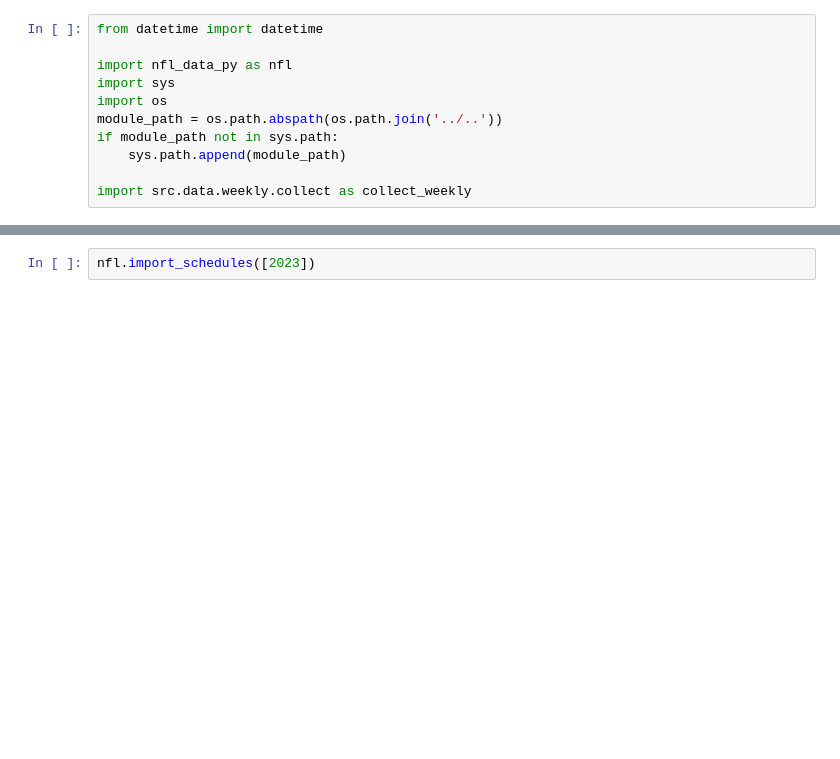
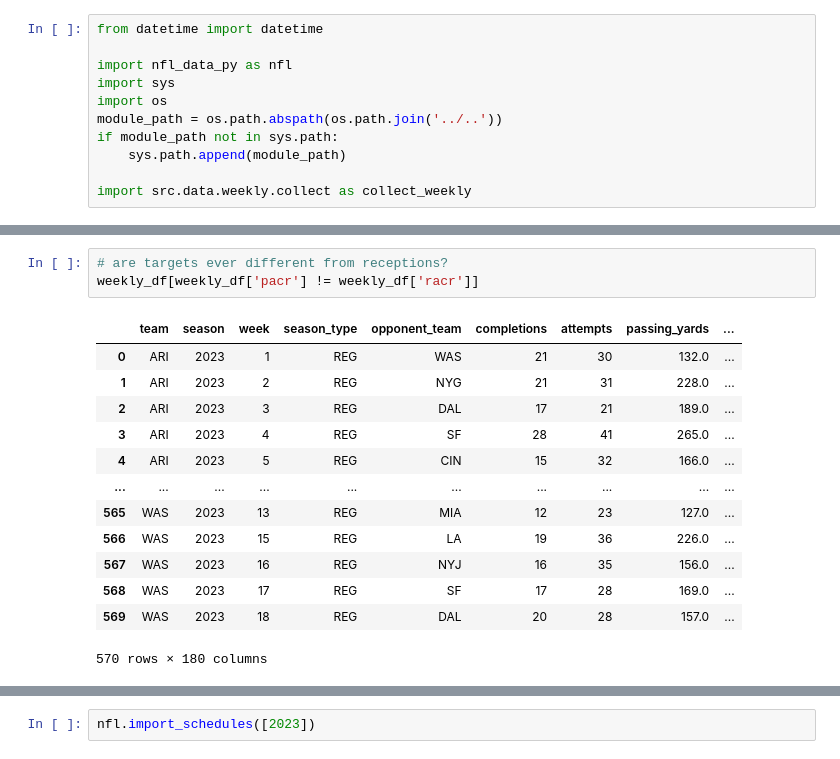
Before and after one commit to darkhark/nfl-predictions, a Jupyter notebook: notebooks/test.ipynb, the cells around one changed output, grey strips where cells are left out. Saved outputs shown, nothing was run; the diff lists cells and outputs as text; blank space fills up the shorter version.

```diff
--- a/notebooks/test.ipynb
+++ b/notebooks/test.ipynb
@@ -32,0 +33,17 @@ Downcasting floats.
+# %%
+# are targets ever different from receptions?
+weekly_df[weekly_df['pacr'] != weekly_df['racr']]
+# %% [output]
+|  | team | season | week | season_type | opponent_team | completions | attempts | passing_yards | ... |
+| 0 | ARI | 2023 | 1 | REG | WAS | 21 | 30 | 132.0 | ... |
+| 1 | ARI | 2023 | 2 | REG | NYG | 21 | 31 | 228.0 | ... |
+| 2 | ARI | 2023 | 3 | REG | DAL | 17 | 21 | 189.0 | ... |
+| 3 | ARI | 2023 | 4 | REG | SF | 28 | 41 | 265.0 | ... |
+| 4 | ARI | 2023 | 5 | REG | CIN | 15 | 32 | 166.0 | ... |
+| ... | ... | ... | ... | ... | ... | ... | ... | ... | ... |
+| 565 | WAS | 2023 | 13 | REG | MIA | 12 | 23 | 127.0 | ... |
+| 566 | WAS | 2023 | 15 | REG | LA | 19 | 36 | 226.0 | ... |
+| 567 | WAS | 2023 | 16 | REG | NYJ | 16 | 35 | 156.0 | ... |
+| 568 | WAS | 2023 | 17 | REG | SF | 17 | 28 | 169.0 | ... |
+| 569 | WAS | 2023 | 18 | REG | DAL | 20 | 28 | 157.0 | ... |
+570 rows × 180 columns
```
Also changed, not shown: parts of 2 cells of this notebook, 1 other file.
